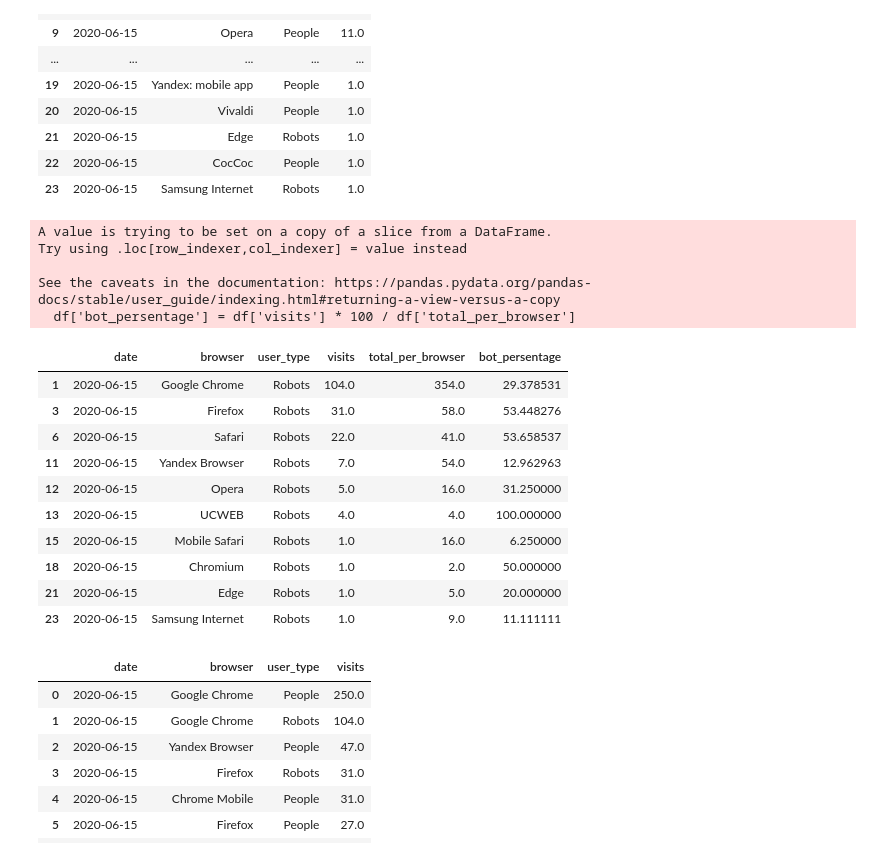
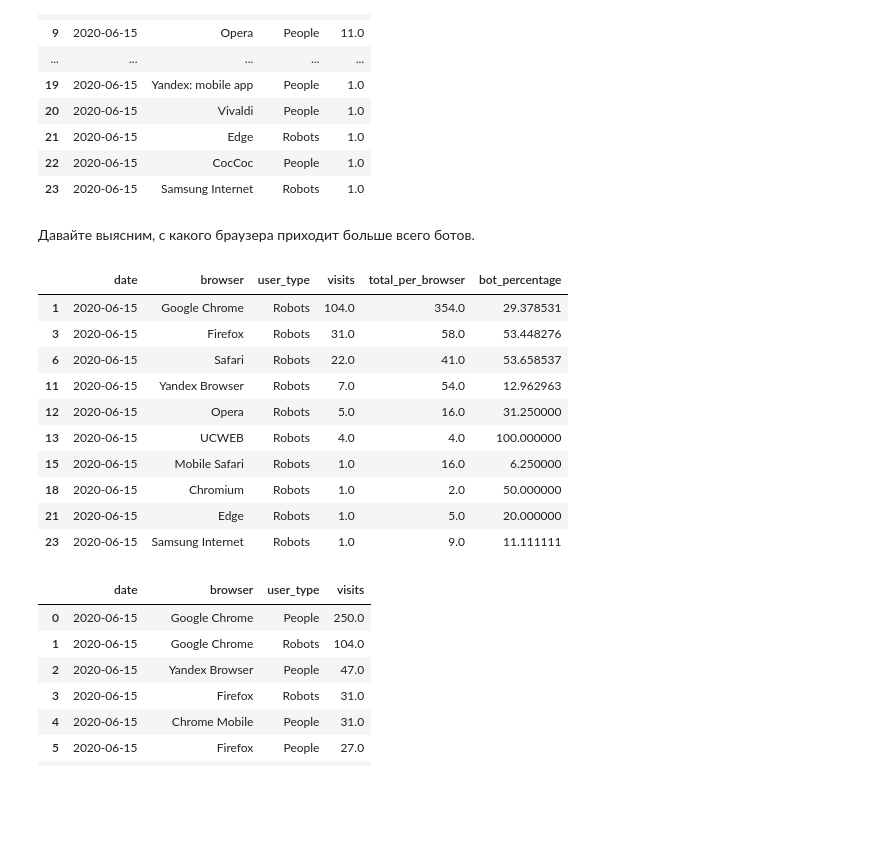
Before and after one commit to Mihail-Olegovich/Karpov_courses_lessons_and_projects, a Jupyter notebook: module_python/miniproject_7_lesson.ipynb, the cells around one changed output. Saved outputs shown, nothing was run; the diff lists cells and outputs as text; code cells hidden in the pictures; blank space fills up the shorter version.

```diff
--- a/module_python/miniproject_7_lesson.ipynb
+++ b/module_python/miniproject_7_lesson.ipynb
@@ -77,7 +94,7 @@ round(df.query('browser == "Google Chrome"').visits * 100 / df.visits.sum())
 0    60.0
 Name: visits, dtype: float64
 # %%
-df = pd.read_csv('C:/Users/1/JupyterProjects/Karpov_curses_lessons_and_projects/all_data/step_3_lesson_7.csv')
+df = pd.read_csv('C:/Users/1/JupyterProjects/Karpov_courses_lessons_and_projects/module_python/all_data/step_3_lesson_7.csv')
 # %%
 df
 # %% [output]
@@ -98,22 +115,16 @@ df
 | 21 | 2020-06-15 | Edge | Robots | 1.0 |
 | 22 | 2020-06-15 | CocCoc | People | 1.0 |
 | 23 | 2020-06-15 | Samsung Internet | Robots | 1.0 |
+# %% [markdown]
+Давайте выясним, с какого браузера приходит больше всего ботов.
 # %%
 df['total_per_browser'] = df.groupby('browser').visits.transform('sum') # оконная функция
-# %%
-df = df.query('user_type == "Robots"')
 # %%
-df['bot_persentage'] = df['visits'] * 100 / df['total_per_browser'] # изменяем копию изначальных данных
+df['bot_percentage'] = df.query('user_type == "Robots"')['visits'] * 100 / df['total_per_browser']
-# %% [output]
-A value is trying to be set on a copy of a slice from a DataFrame.
-Try using .loc[row_indexer,col_indexer] = value instead
-
-See the caveats in the documentation: https://pandas.pydata.org/pandas-docs/stable/user_guide/indexing.html#returning-a-view-versus-a-copy
-  df['bot_persentage'] = df['visits'] * 100 / df['total_per_browser']
 # %%
-df
+df.query('user_type == "Robots"')
 # %% [output]
-|  | date | browser | user_type | visits | total_per_browser | bot_persentage |
+|  | date | browser | user_type | visits | total_per_browser | bot_percentage |
 | 1 | 2020-06-15 | Google Chrome | Robots | 104.0 | 354.0 | 29.378531 |
 | 3 | 2020-06-15 | Firefox | Robots | 31.0 | 58.0 | 53.448276 |
 | 6 | 2020-06-15 | Safari | Robots | 22.0 | 41.0 | 53.658537 |
```
Also changed, not shown: parts of 20 cells of this notebook, 49 other files.
